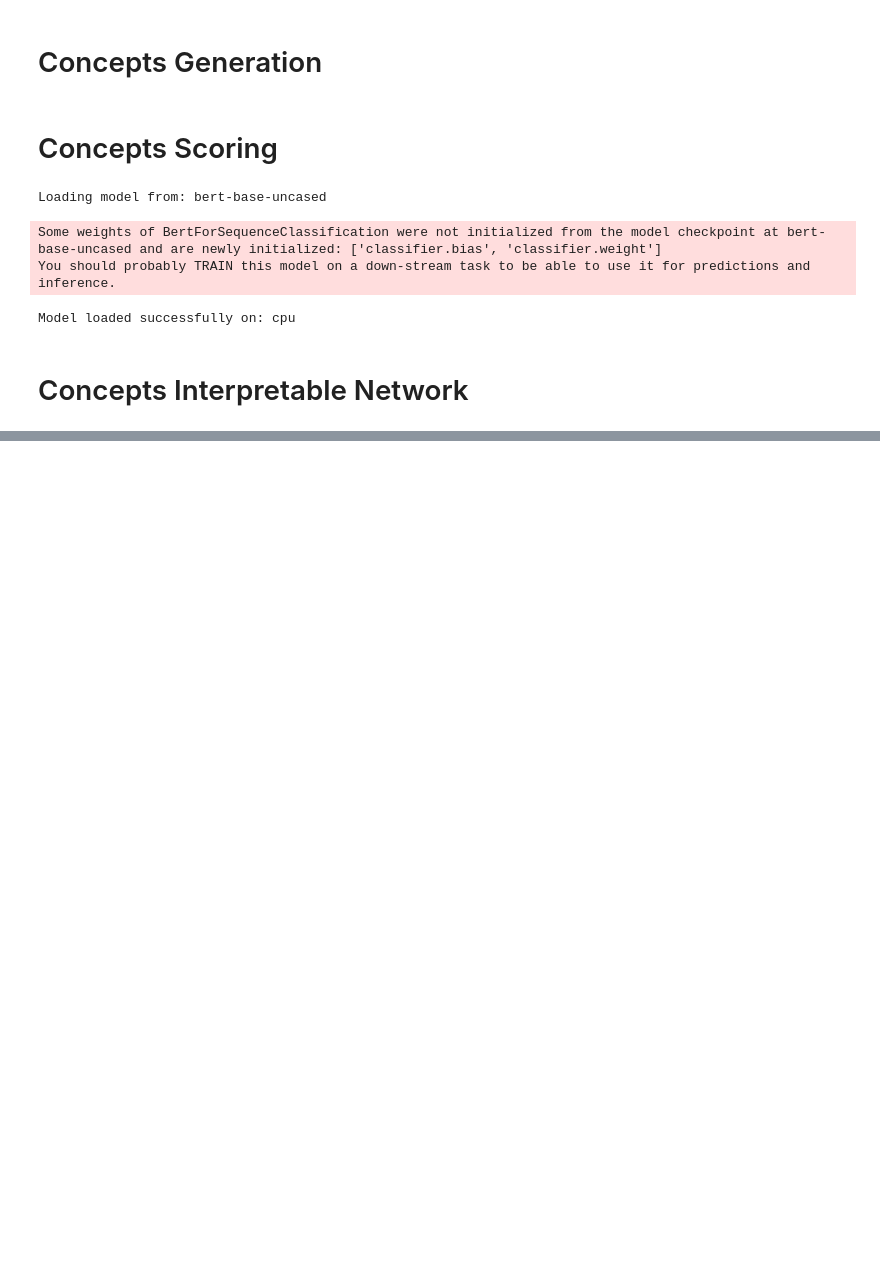
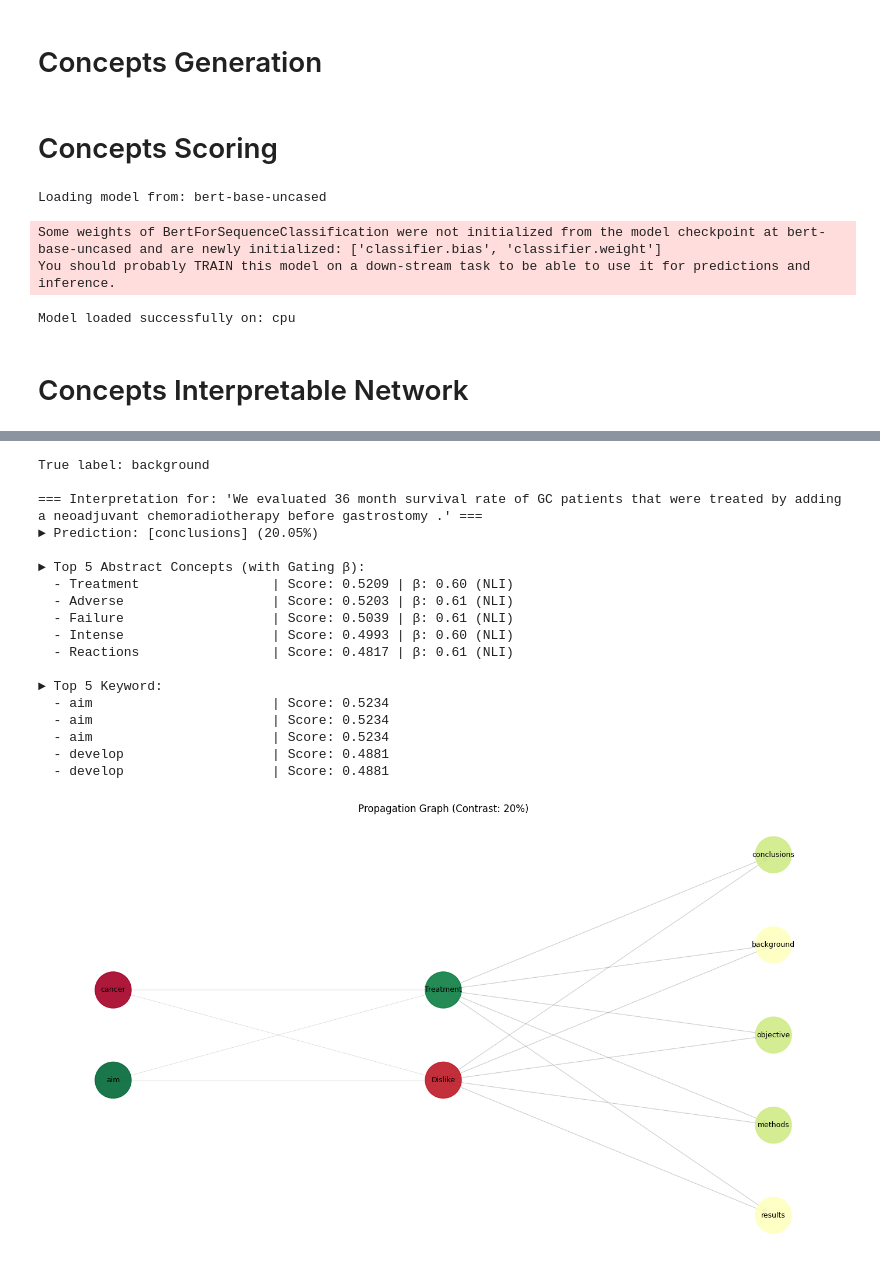
Before and after one commit to iSE-CBM/CIN, a Jupyter notebook: notebook/main_cin.ipynb, the cells around one changed output, grey strips where cells are left out. Saved outputs shown, nothing was run; the diff lists cells and outputs as text; code cells hidden in the pictures; blank space fills up the shorter version.

```diff
--- a/notebook/main_cin.ipynb
+++ b/notebook/main_cin.ipynb
@@ -58,0 +60,3 @@ train_df.sample(5)
+# %%
+if CONFIG["is_test"]:
+    train_df = train_df.groupby("label").sample(CONFIG["test_sample_per_label"]).reset_index(drop=True)
@@ -226,12 +191,0 @@ class CINDataset(Dataset):
-# %%
-class CIN(nn.Module):
-    def __init__(self, keyword_concepts:list[str], abstract_concepts:list[str], label_concepts:list[str]):
-        super(CIN, self).__init__()
-        self.nli_model = nli_model
-        self.keyword_concepts = keyword_concepts
-        self.abstract_concepts = abstract_concepts
-        self.label_concepts = label_concepts
-        self.device = torch.device("cuda" if torch.cuda.is_available() else "cpu")
-
-    def forward(self, texts:list[str]) -> torch.Tensor:
-        pass
@@ -237,0 +221,14 @@ class CIN(nn.Module):
+# %%
+from torch.utils.data import Dataset
+class CINDataset(Dataset):
+    def __init__(self, texts, labels, label_map):
+        self.texts = texts
+        self.labels = [label_map[l] for l in labels]
+    def __len__(self):
+        return len(self.texts)
+    def __getitem__(self, idx):
+        return {
+            "text": self.texts[idx],
+            "label": torch.tensor(self.labels[idx], dtype=torch.long),
+            "idx": idx
+        }
@@ -237,0 +645,10 @@ class CIN(nn.Module):
+# %%
+cin_model = CIN(
+    keyword_concepts=keyword_concept_list,
+    abstract_concepts=abstract_concept_list,
+    label_concepts=label_concept_list,
+    nli_scorer=nli_model,
+    semantic_model_name='bert-base-uncased',
+    emb_dim=128,
+    attn_dim=64
+)
@@ -237,0 +696,25 @@ class CIN(nn.Module):
+# %%
+text = train_df["text"].to_list()[0]
+true_label = train_df["label"].to_list()[0]
+print(f"True label: {true_label}")
+cin_model.interpretable_predict(text, top_k=5, visual_plot=True, contrast=0.2)
+# %% [output]
+True label: background
+
+=== Interpretation for: 'We evaluated 36 month survival rate of GC patients that were treated by adding a neoadjuvant chemoradiotherapy before gastrostomy .' ===
+► Prediction: [conclusions] (20.05%)
+
+► Top 5 Abstract Concepts (with Gating β):
+  - Treatment                 | Score: 0.5209 | β: 0.60 (NLI)
+  - Adverse                   | Score: 0.5203 | β: 0.61 (NLI)
+  - Failure                   | Score: 0.5039 | β: 0.61 (NLI)
+  - Intense                   | Score: 0.4993 | β: 0.60 (NLI)
+  - Reactions                 | Score: 0.4817 | β: 0.61 (NLI)
+
+► Top 5 Keyword:
+  - aim                       | Score: 0.5234
+  - aim                       | Score: 0.5234
+  - aim                       | Score: 0.5234
+  - develop                   | Score: 0.4881
+  - develop                   | Score: 0.4881
+[figure, added]
```
Also changed, not shown: parts of 23 cells of this notebook.
